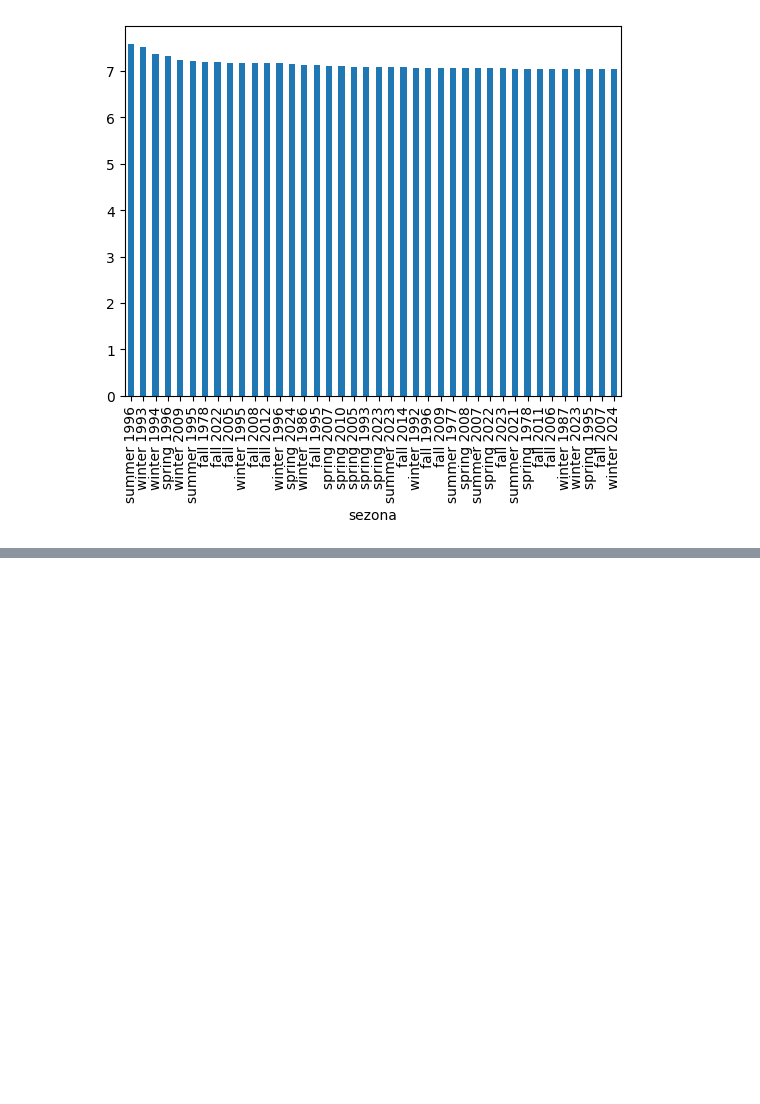
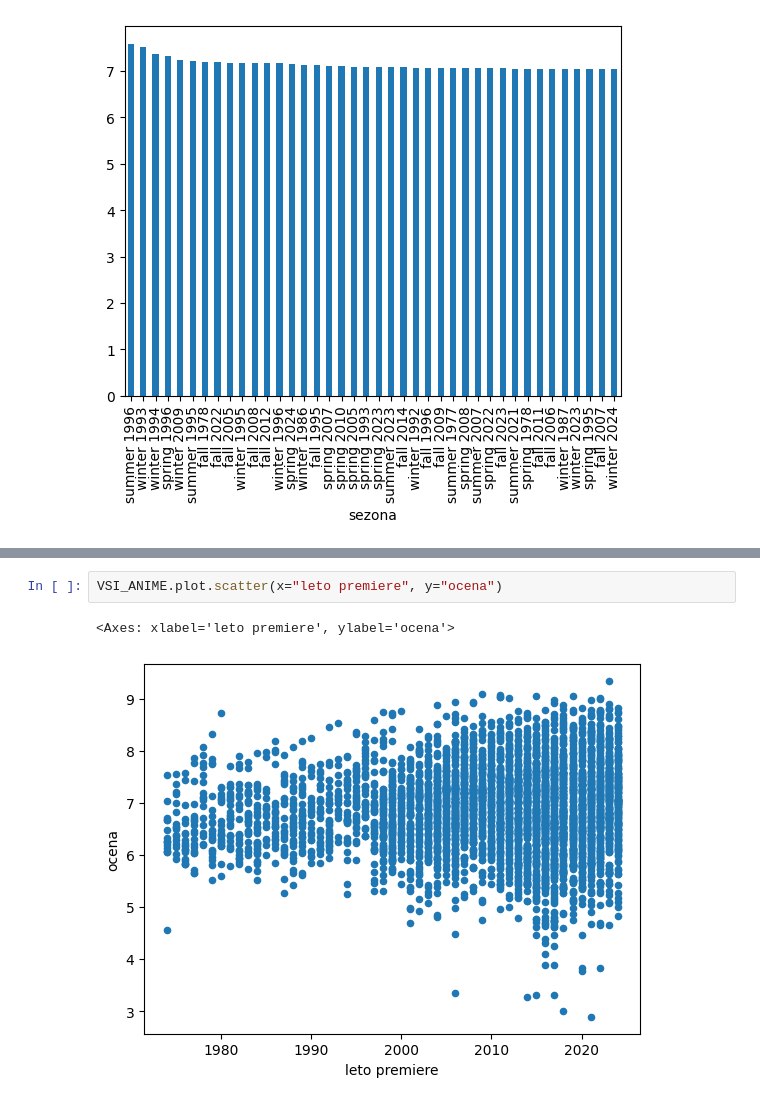
Before and after one commit to lrozman/Projektna-naloga-UVP---Rozman-Lara, a Jupyter notebook: analiza.ipynb, the cells around one changed output, grey strips where cells are left out. Drawn from its saved outputs; the diff is of its cells as text; blank space fills up the shorter version.

```diff
--- a/analiza.ipynb
+++ b/analiza.ipynb
@@ -390,0 +420,5 @@ podtabela_sezone.groupby("sezona")["ocena"].mean().sort_values(ascending=False).
+# %%
+VSI_ANIME.plot.scatter(x="leto premiere", y="ocena")
+# %% [output]
+<Axes: xlabel='leto premiere', ylabel='ocena'>
+[figure, added]
```
Also changed, not shown: parts of 19 cells of this notebook.
